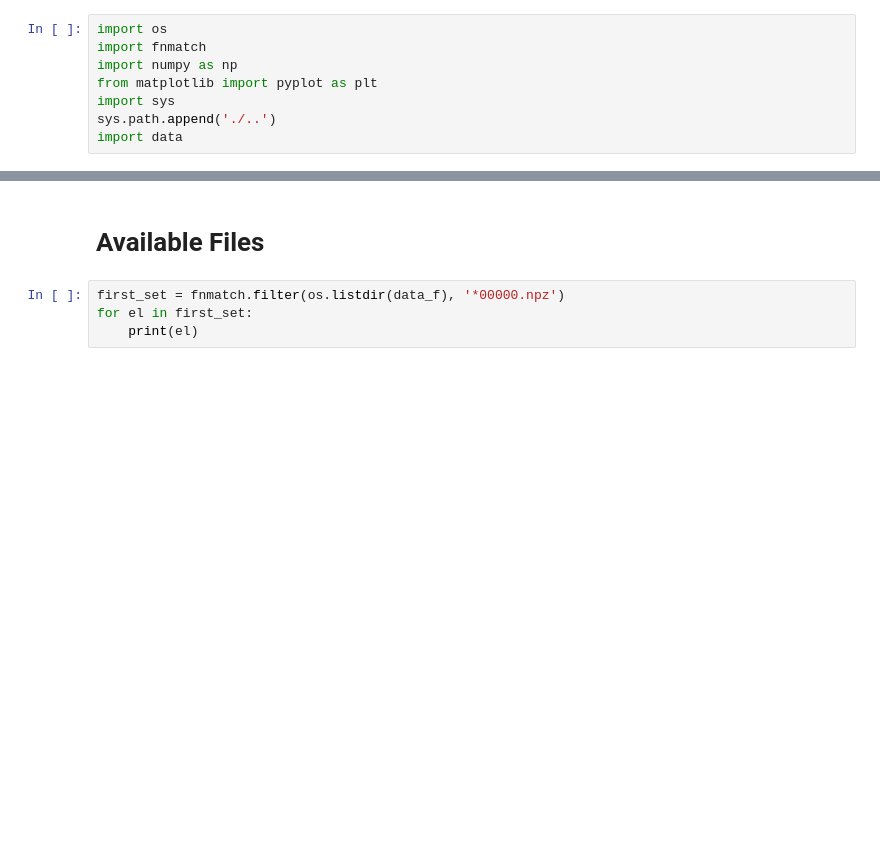
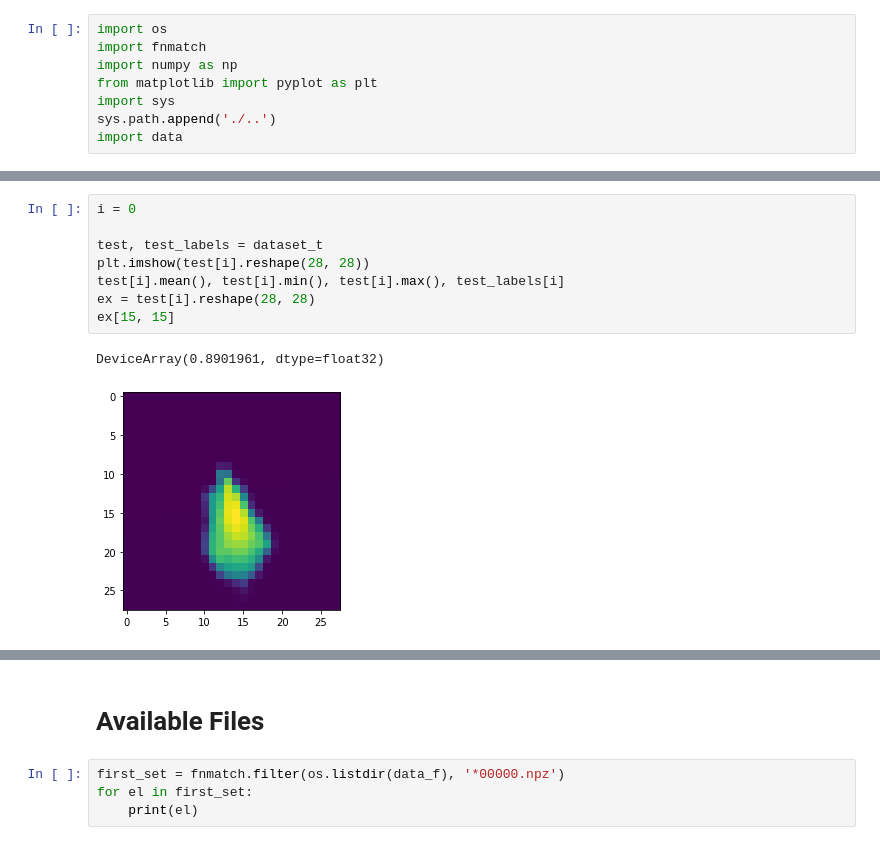
Before and after one commit to hvarfner/CondGenVAE-BO, a Jupyter notebook: dataset/dataset_exploration.ipynb, the cells around one changed output, grey strips where cells are left out. Saved outputs shown, nothing was run; the diff lists cells and outputs as text; blank space fills up the shorter version.

```diff
--- a/dataset/dataset_exploration.ipynb
+++ b/dataset/dataset_exploration.ipynb
@@ -16,0 +28,11 @@ print(dataset_j[0])
+# %%
+i = 0
+
+test, test_labels = dataset_t
+plt.imshow(test[i].reshape(28, 28))
+test[i].mean(), test[i].min(), test[i].max(), test_labels[i]
+ex = test[i].reshape(28, 28)
+ex[15, 15]
+# %% [output]
+DeviceArray(0.8901961, dtype=float32)
+[figure, added]
```
Also changed, not shown: parts of 9 cells of this notebook, 6 other files.
